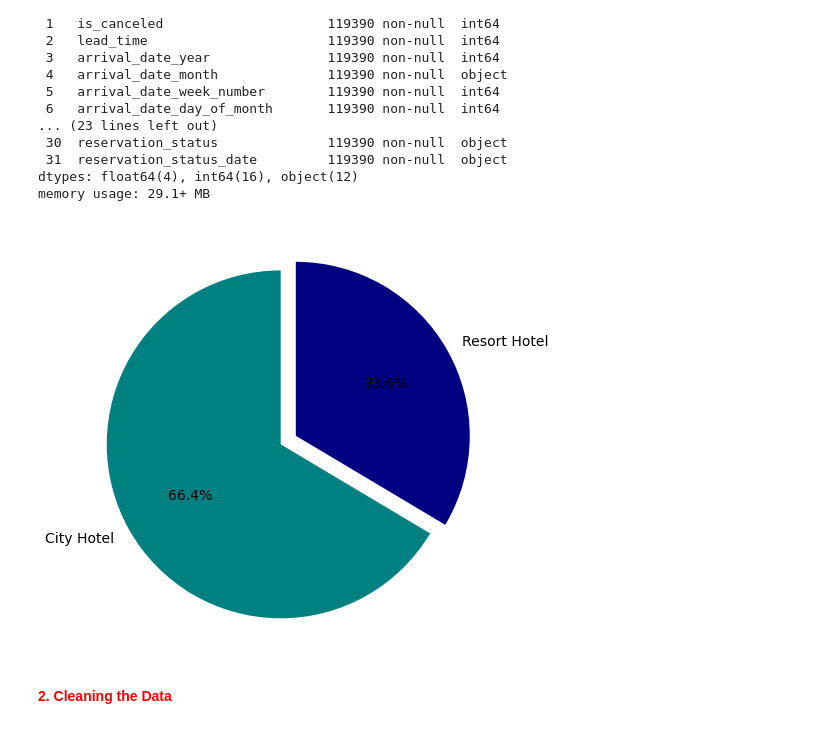
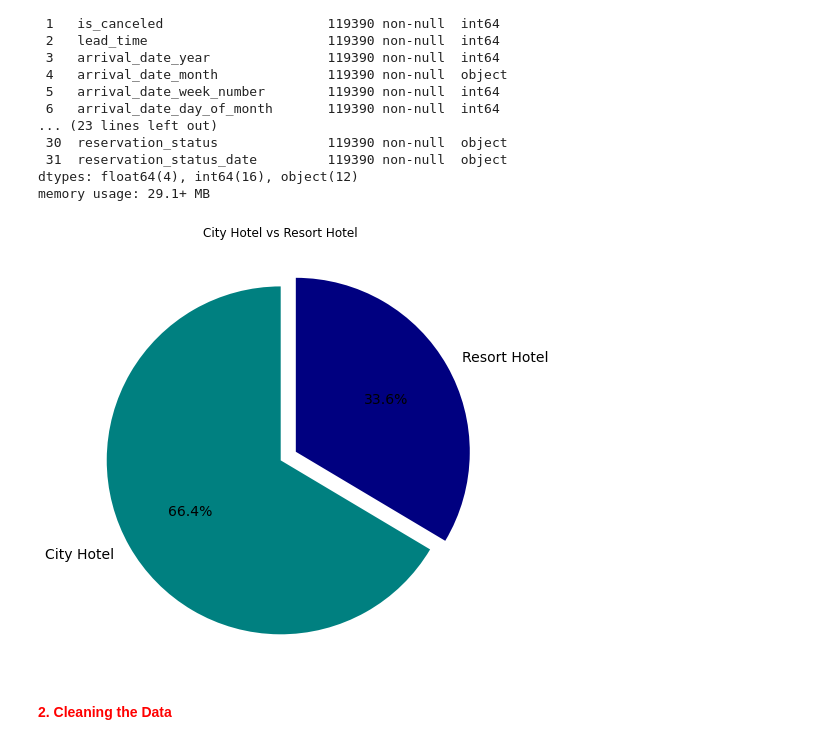
Before and after one commit to Shubham248Sawant/Hotel-Booking-Analysis-EDA, a Jupyter notebook: EDA_on_Hotel_Booking_Analysis_Capstone_Project_solution.ipynb, the cells around one changed output. Cells and saved outputs as stored; diff of their text form; code cells hidden in the pictures.

```diff
--- a/EDA_on_Hotel_Booking_Analysis_Capstone_Project_solution.ipynb
+++ b/EDA_on_Hotel_Booking_Analysis_Capstone_Project_solution.ipynb
@@ -85,13 +85,14 @@ memory usage: 29.1+ MB
 # %%
 plt.rcParams['figure.figsize'] = 8,8
 labels = hotel['hotel'].value_counts().index.tolist()
 sizes = hotel['hotel'].value_counts().tolist()
 explode = (0, 0.1)
 colors = ['teal', 'navy']
 plt.pie(sizes, explode=explode, labels=labels, colors=colors, autopct='%1.1f%%',startangle=90, textprops={'fontsize': 14})
+plt.title('City Hotel vs Resort Hotel')
 plt.show()
 # %% [output]
-[figure, old version]
+[figure, new version]
 # %% [markdown]
 **<font color=red>2. Cleaning the Data**
 # %%
```
Also changed, not shown: parts of 8 cells of this notebook.
